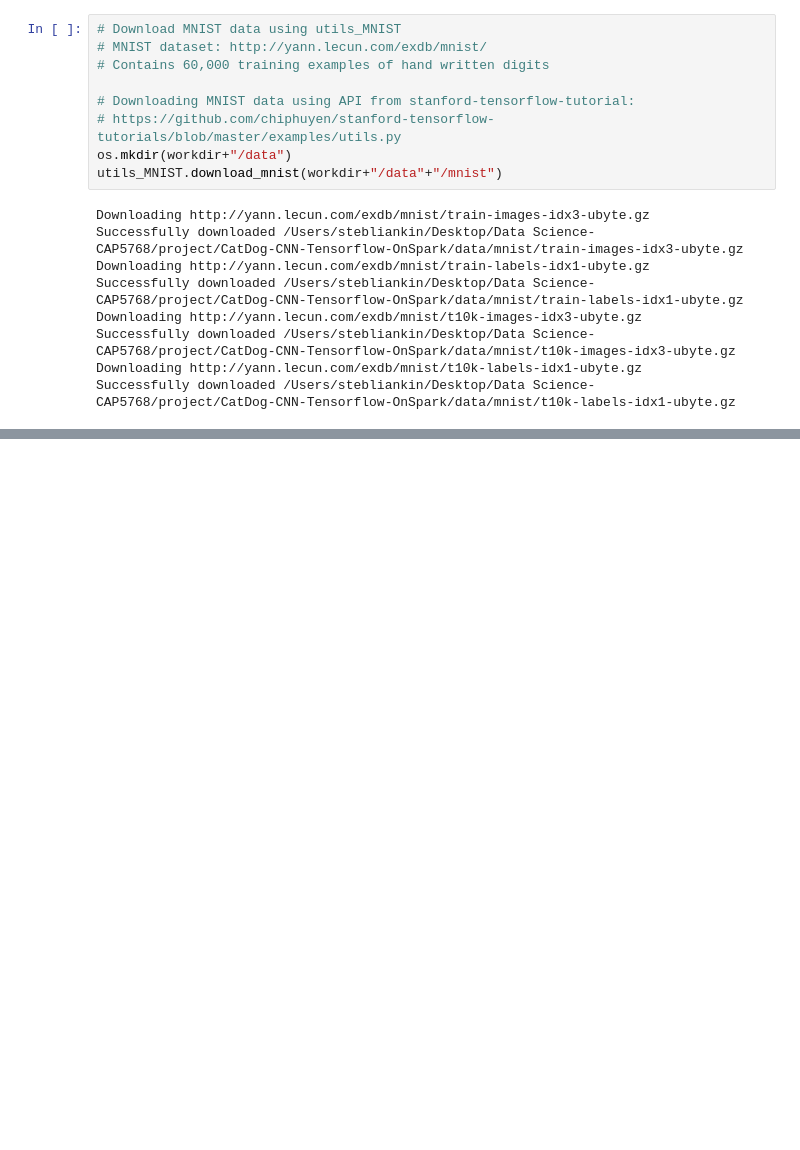
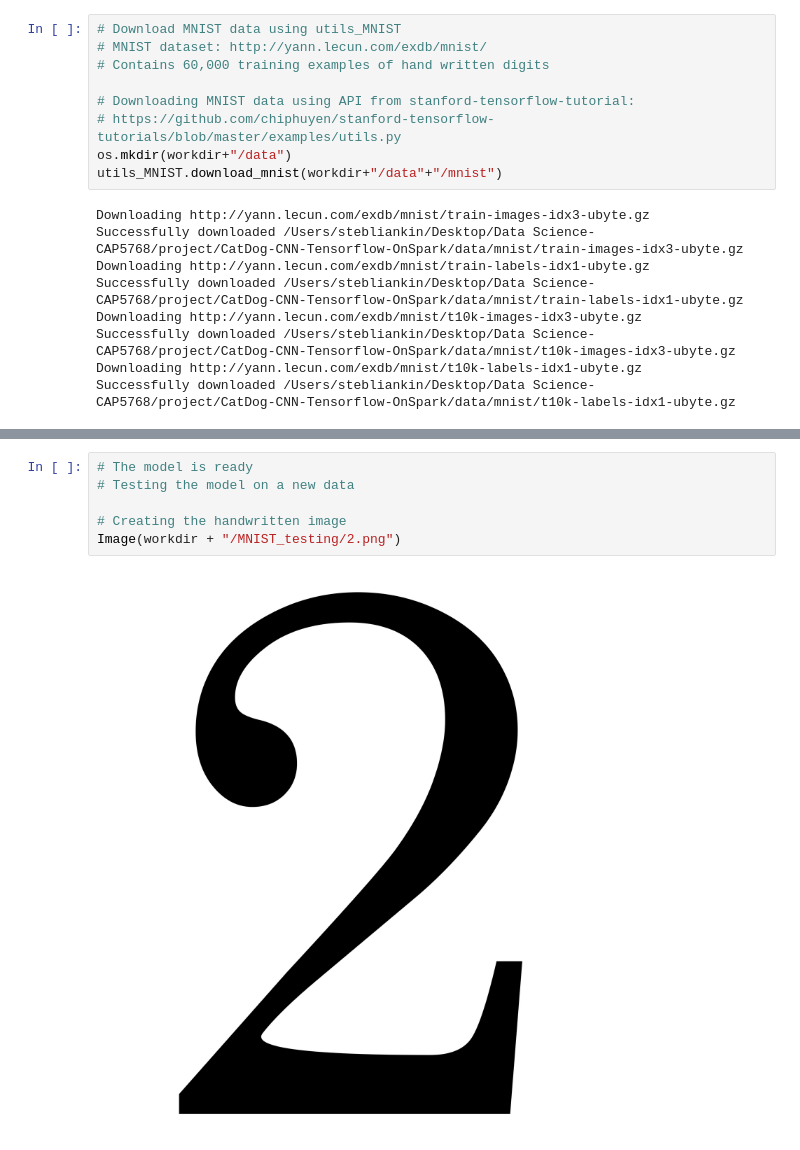
Before and after one commit to stebliankin/CatDog-CNN-Tensorflow-OnSpark, a Jupyter notebook: testing_convnet_mnist.ipynb, the cells around one changed output, grey strips where cells are left out. Cells and saved outputs as stored; diff of their text form; blank space fills up the shorter version.

```diff
--- a/testing_convnet_mnist.ipynb
+++ b/testing_convnet_mnist.ipynb
@@ -120,0 +142,8 @@ def show_graph(graph_def, max_const_size=32):
+# %%
+# The model is ready
+# Testing the model on a new data
+
+# Creating the handwritten image
+Image(workdir + "/MNIST_testing/2.png")
+# %% [output]
+[figure, added]
```
Also changed, not shown: parts of 8 cells of this notebook, 4 other files.
